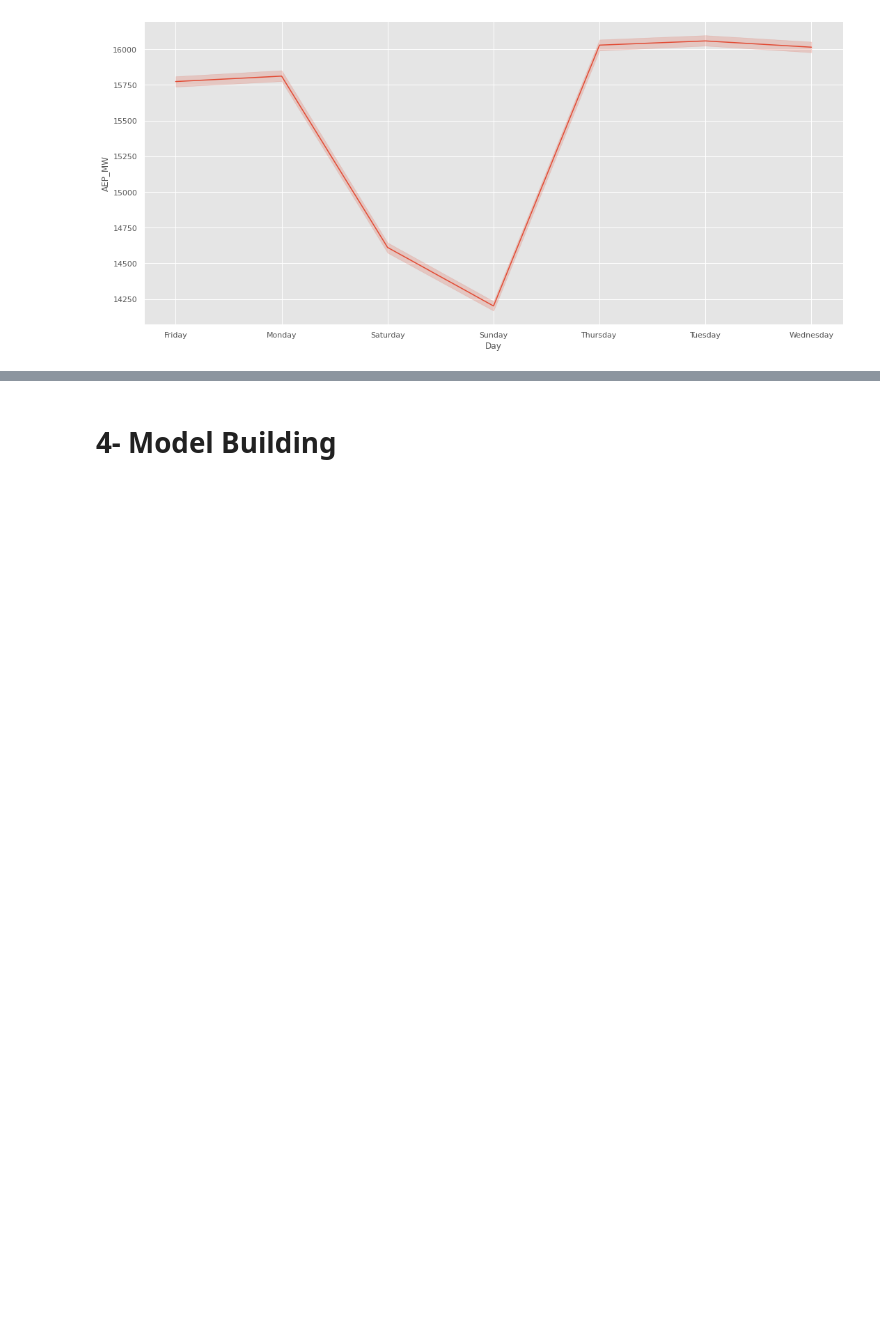
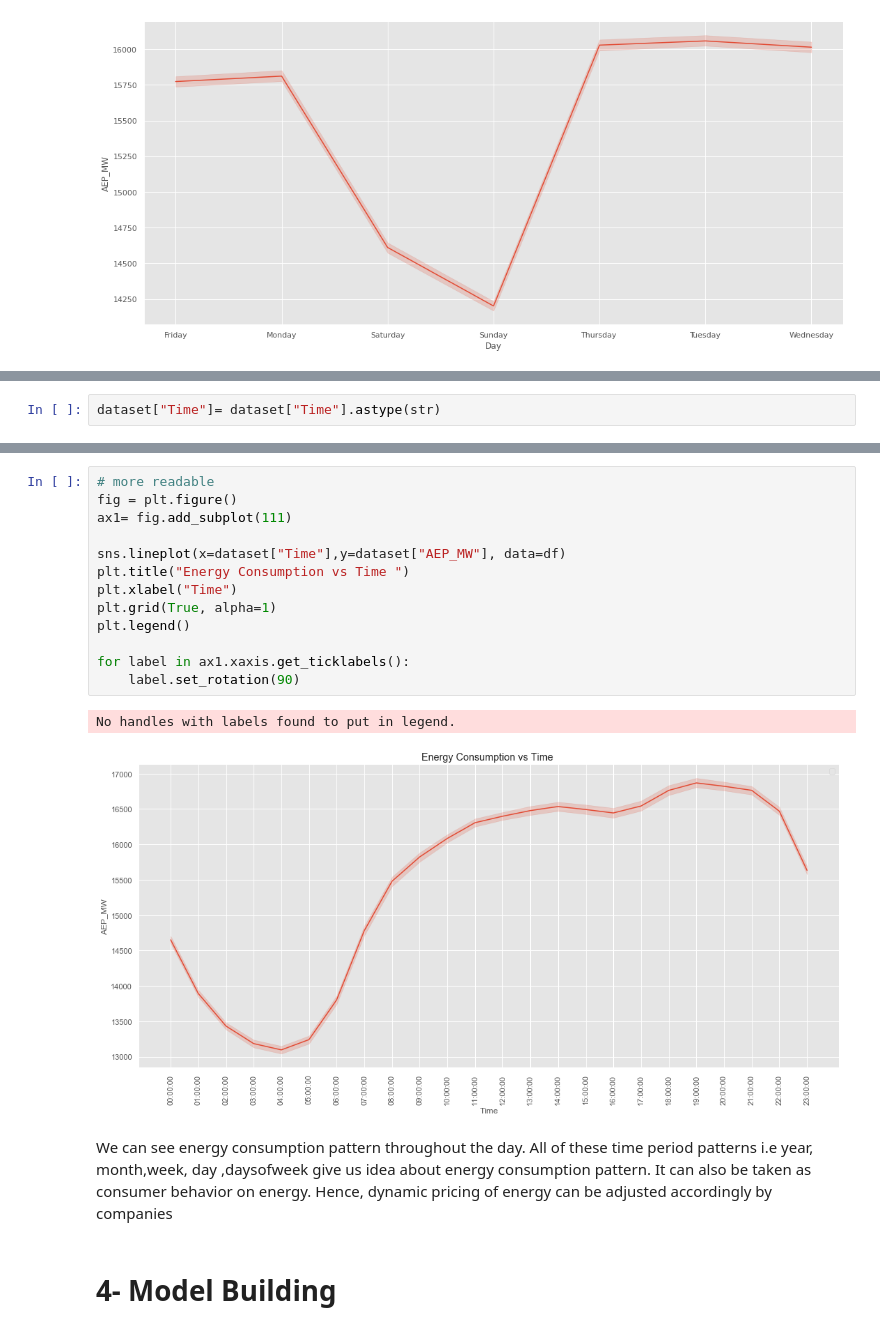
Before and after one commit to HassanSherwani/Kaggle_Challenges, a Jupyter notebook: Prediction_energy_consumption/Energy_Consumption.ipynb, the cells around one changed output, grey strips where cells are left out. Saved outputs shown, nothing was run; the diff lists cells and outputs as text; blank space fills up the shorter version.

```diff
--- a/Prediction_energy_consumption/Energy_Consumption.ipynb
+++ b/Prediction_energy_consumption/Energy_Consumption.ipynb
@@ -209,0 +245,2 @@ ax = sns.lineplot(x="Day", y="AEP_MW", data=df)
+# %%
+dataset["Time"]= dataset["Time"].astype(str)
@@ -210,2 +266,20 @@ ax = sns.lineplot(x="Day", y="AEP_MW", data=df)
+# %%
+# more readable
+fig = plt.figure()
+ax1= fig.add_subplot(111)
+
+sns.lineplot(x=dataset["Time"],y=dataset["AEP_MW"], data=df)
+plt.title("Energy Consumption vs Time ")
+plt.xlabel("Time")
+plt.grid(True, alpha=1)
+plt.legend()
+
+for label in ax1.xaxis.get_ticklabels():
+    label.set_rotation(90)
+# %% [output]
+No handles with labels found to put in legend.
+[figure, added]
+# %% [markdown]
+We can see energy consumption pattern throughout the day. All of these time period patterns i.e year, month,week, day ,daysofweek give us idea about energy consumption pattern. It can also be taken as consumer behavior on energy. Hence, dynamic pricing of energy can be adjusted accordingly by companies
 # %% [markdown]
 # 4- Model Building
```
Also changed, not shown: parts of 25 cells of this notebook.
